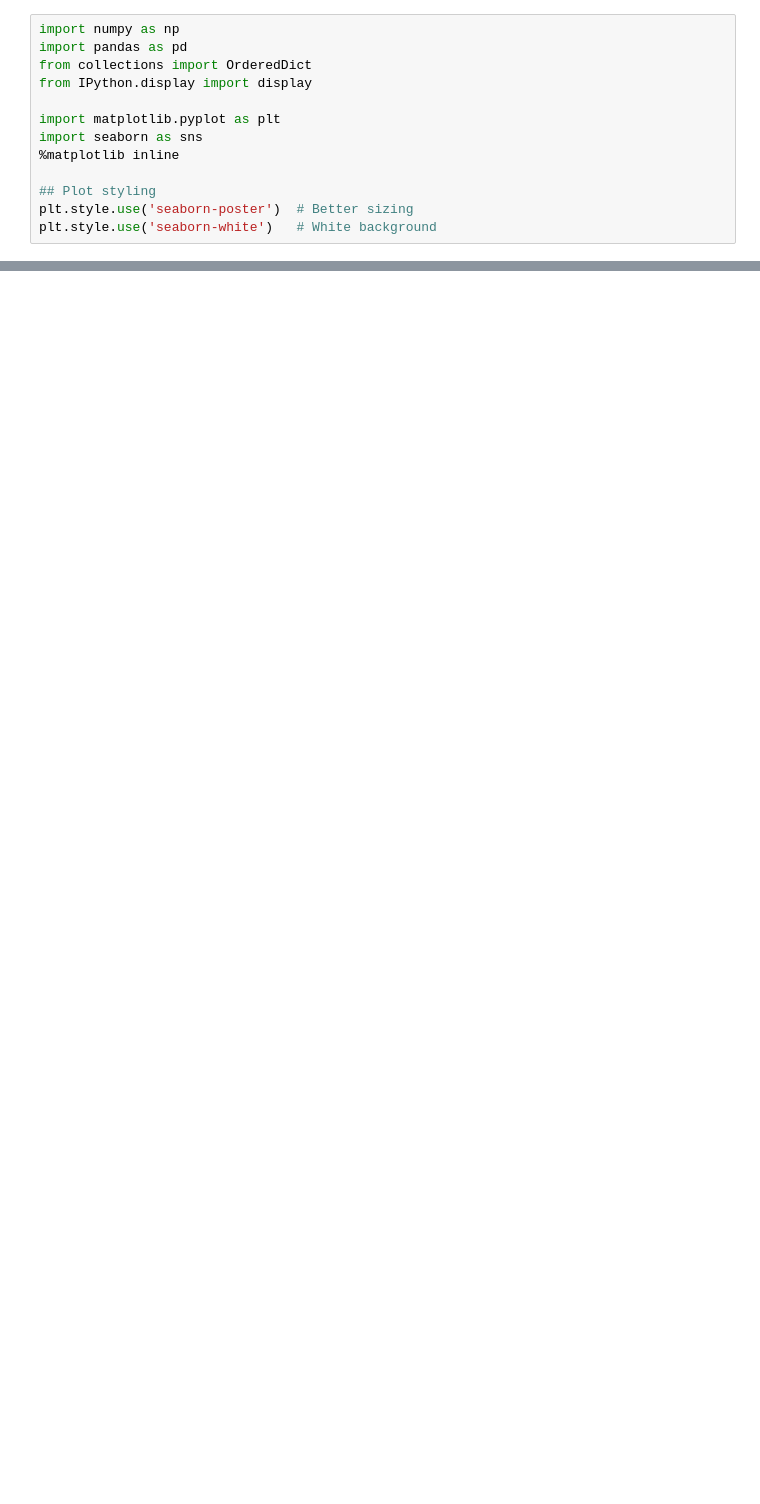
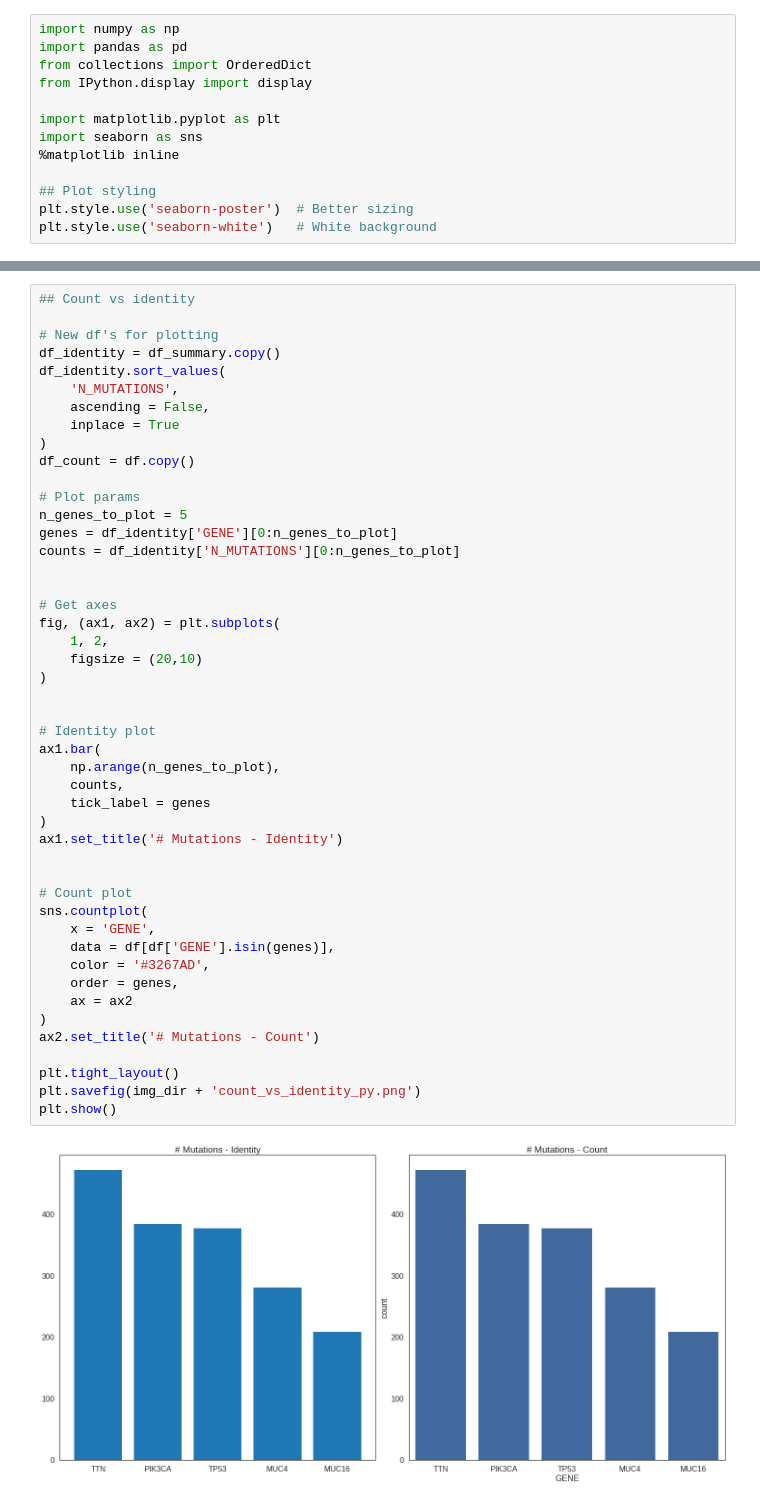
Before and after one commit to carMartinez/eda_python_vs_r, a Jupyter notebook: python_explore.ipynb, the cells around one changed output, grey strips where cells are left out. Cells and saved outputs as stored; diff of their text form; blank space fills up the shorter version.

```diff
--- a/python_explore.ipynb
+++ b/python_explore.ipynb
@@ -371,0 +577,49 @@ plt.show()
+# %%
+## Count vs identity
+
+# New df's for plotting
+df_identity = df_summary.copy()
+df_identity.sort_values(
+    'N_MUTATIONS',
+    ascending = False,
+    inplace = True
+)
+df_count = df.copy()
+
+# Plot params
+n_genes_to_plot = 5
+genes = df_identity['GENE'][0:n_genes_to_plot]
+counts = df_identity['N_MUTATIONS'][0:n_genes_to_plot]
+
+
+# Get axes
+fig, (ax1, ax2) = plt.subplots(
+    1, 2,
+    figsize = (20,10)
+)
+
+
+# Identity plot
+ax1.bar(
+    np.arange(n_genes_to_plot),
+    counts,
+    tick_label = genes
+)
+ax1.set_title('# Mutations - Identity')
+
+
+# Count plot
+sns.countplot(
+    x = 'GENE',
+    data = df[df['GENE'].isin(genes)],
+    color = '#3267AD',
+    order = genes,
+    ax = ax2
+)
+ax2.set_title('# Mutations - Count')
+
+plt.tight_layout()
+plt.savefig(img_dir + 'count_vs_identity_py.png')
+plt.show()
+# %% [output]
+[figure, added]
```
Also changed, not shown: parts of 48 cells of this notebook, 5 other files.
